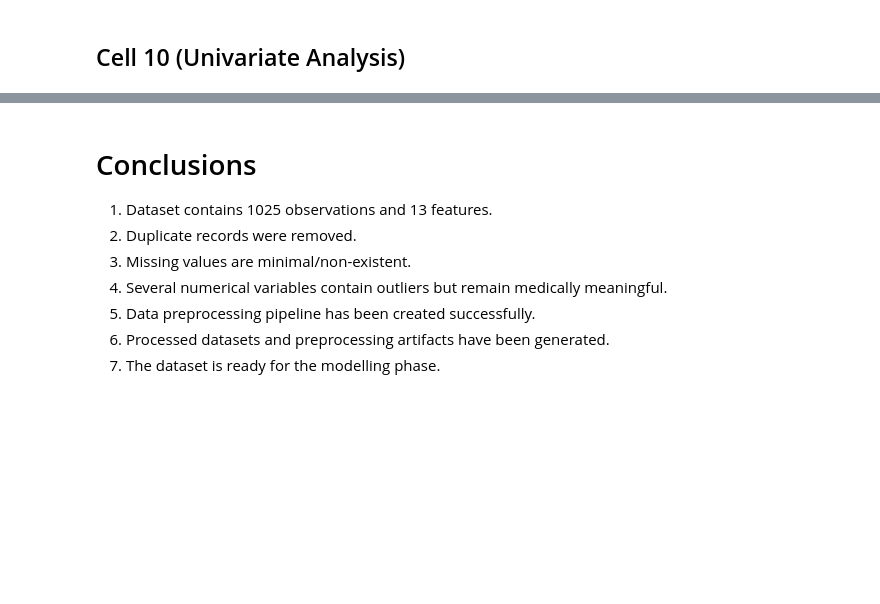
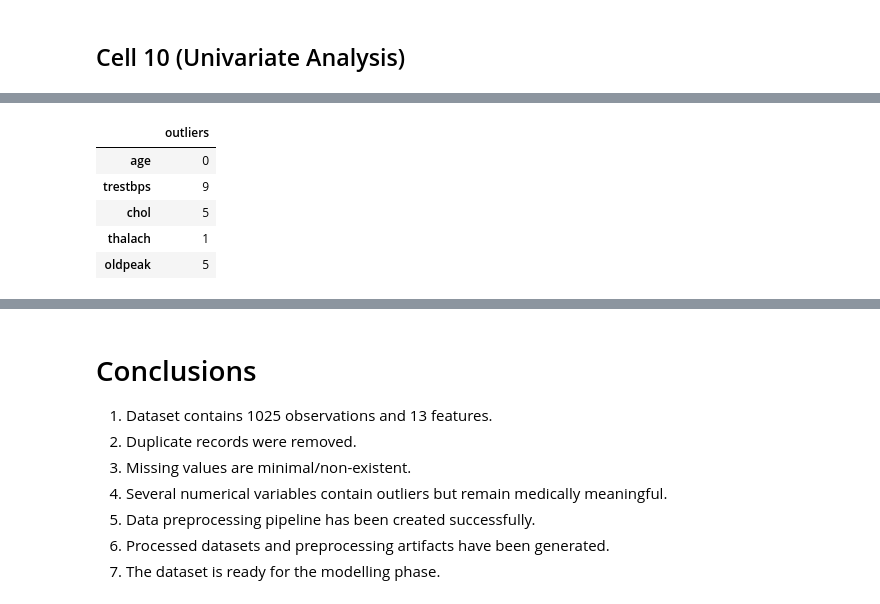
Before and after one commit to itsdimasrizki/Eksperimen_SML, a Jupyter notebook: notebook/eksperimen.ipynb, the cells around one changed output, grey strips where cells are left out. Cells and saved outputs as stored; diff of their text form; code cells hidden in the pictures; blank space fills up the shorter version.

```diff
--- a/notebook/eksperimen.ipynb
+++ b/notebook/eksperimen.ipynb
@@ -260,23 +331,34 @@ for col in numerical_features:
 # %%
 outlier_report = {}
 
 for col in numerical_features:
 
     Q1 = df[col].quantile(0.25)
     Q3 = df[col].quantile(0.75)
 
     IQR = Q3 - Q1
 
     lower = Q1 - (1.5 * IQR)
     upper = Q3 + (1.5 * IQR)
 
     outliers = df[
         (df[col] < lower)
         |
         (df[col] > upper)
     ]
 
     outlier_report[col] = len(outliers)
 
-outlier_report
+pd.DataFrame.from_dict(
+    outlier_report,
+    orient="index",
+    columns=["outliers"]
+)
+# %% [output]
+|  | outliers |
+| age | 0 |
+| trestbps | 9 |
+| chol | 5 |
+| thalach | 1 |
+| oldpeak | 5 |
 # %%
```
Also changed, not shown: parts of 18 cells of this notebook, 19 other files.
